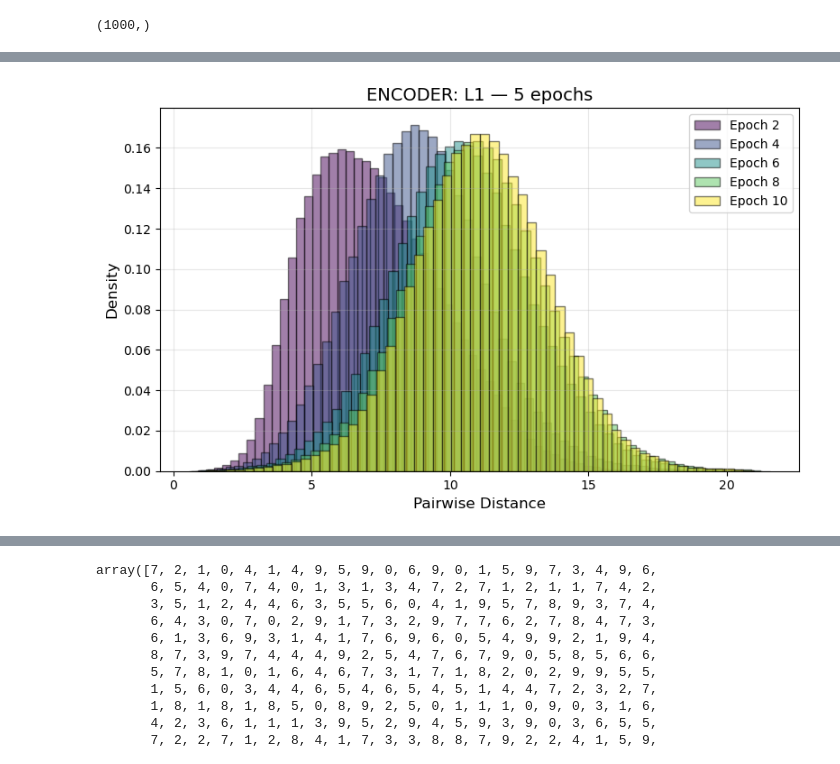
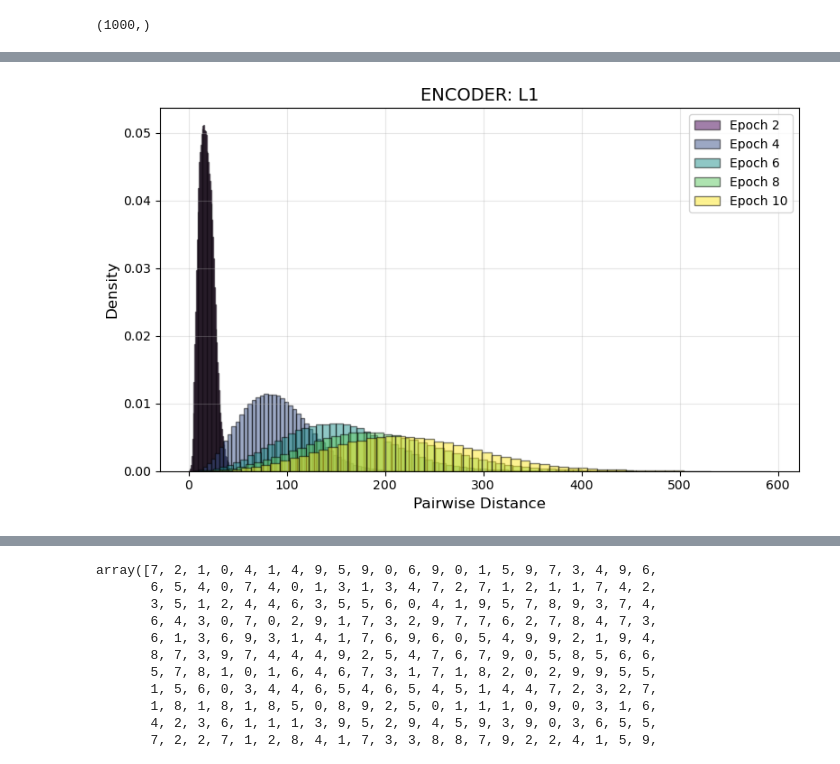
Before and after one commit to FrancescoLR02/InformationTheoryProject, a Jupyter notebook: Restyle.ipynb, the cells around one changed output, grey strips where cells are left out. Drawn from its saved outputs; the diff is of its cells as text; code cells hidden in the pictures.

```diff
--- a/Restyle.ipynb
+++ b/Restyle.ipynb
@@ -444,7 +427,7 @@ ds_manager = DatasetManager(
     trainDataset=trainDataset,
     testDataset=testDataset,
     batch_size=100,
-    input_discrete=True,
+    input_discrete=False,
     subset_train=10000,
     subset_test=1000
 )
@@ -612,7 +595,7 @@ Image(filename="Images/PremiumLoss.png", width=600, height=500)
 # %%
 exp = ExperimentConfig(
     name="ForceLatentSpace",
-    model_params={"inputDim": 784, "hiddenDim": [400,200,100], "latentDim": 80, "bit_type":"real", "Variational":False},
+    model_params={"inputDim": 784, "hiddenDim": [400,200,100], "latentDim": 80, "bit_type":"discrete", "Variational":False},
     train_params={"lr": 1e-3, "epochs": 10, "penalize_lambda": 0, "premium_lambda": 0},
     mi_params={"method": "kde", "sigma": 1}
 )
@@ -726,9 +709,9 @@ a['recorder'].AnimateActivationLayers("latent_quant", num_bins=25)
 # %% [output]
 [interactive output not drawn]
 # %%
-a['recorder'].plot_activations()
+a['recorder'].plot_activations("encoder",layer=1)
 # %% [output]
-[figure, old version]
+[figure, new version]
 # %%
 #a['recorder'].AnimateActivationLayers("decoder_layer_2", num_bins=20)
 # %%
```
Also changed, not shown: parts of 9 cells of this notebook, 1 other file.
